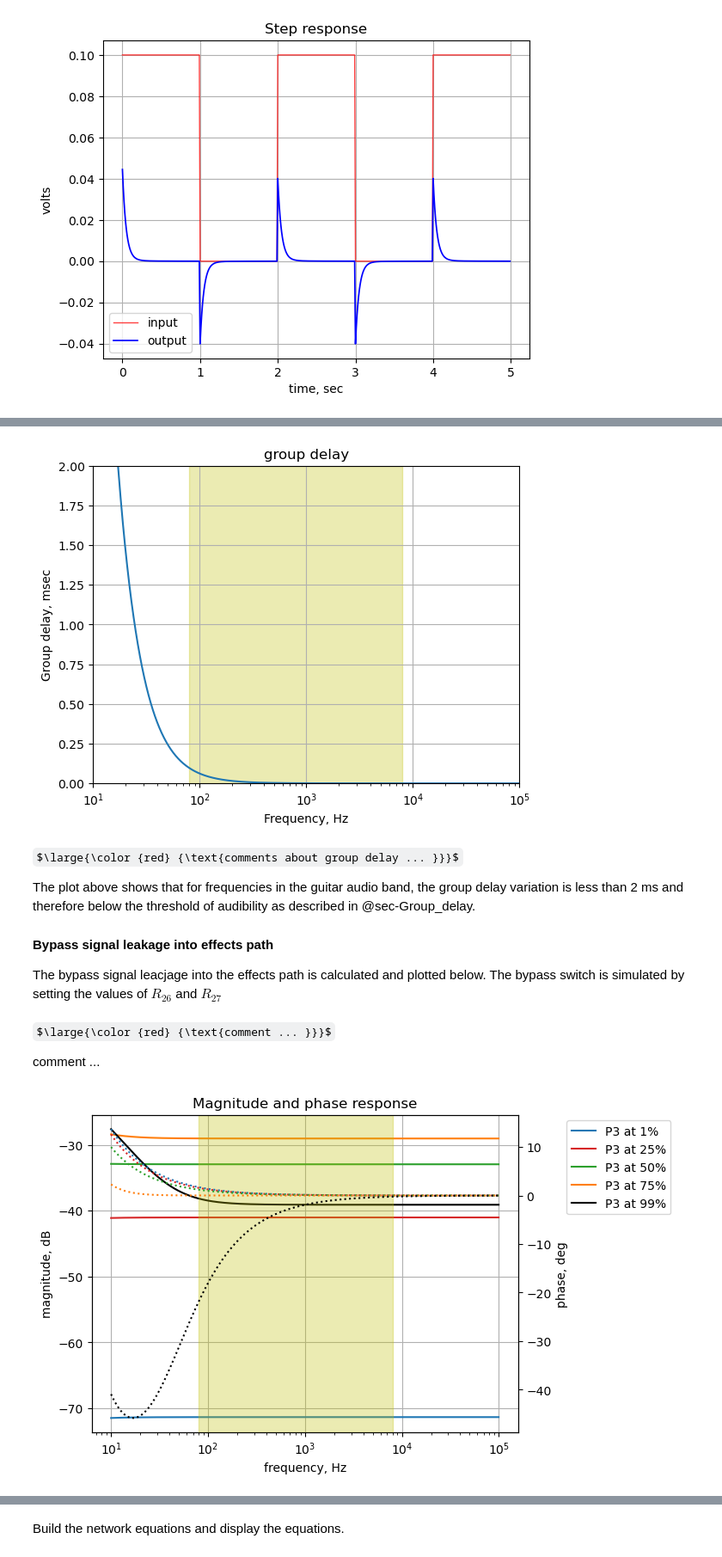
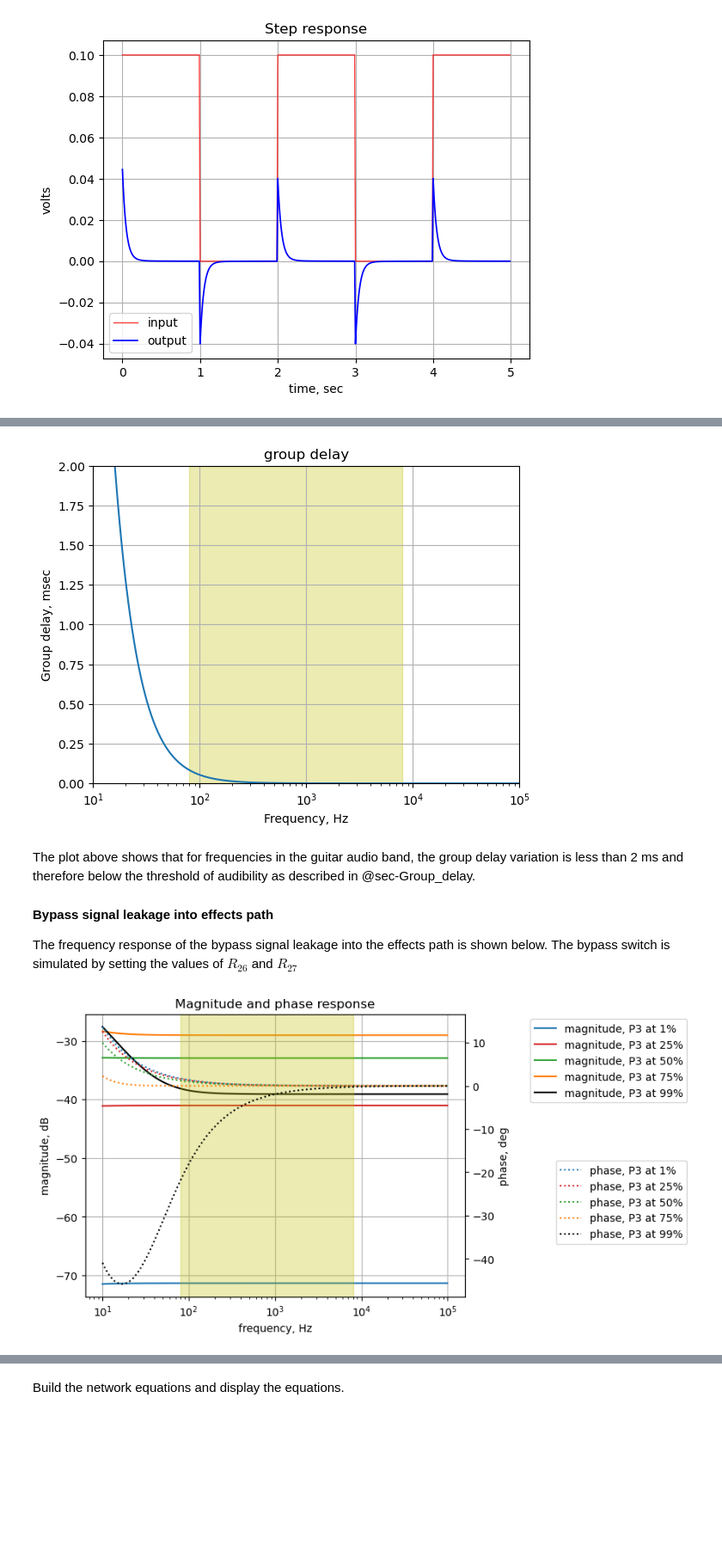
Before and after one commit to Tiburonboy/Symbolic-Modified-Nodal-Analysis-using-Python, a Jupyter notebook: backup/Klon Centaur part 1.ipynb, the cells around one changed output, grey strips where cells are left out. Shown at 86% size. Drawn from its saved outputs; the diff is of its cells as text; code cells hidden in the pictures; some formulas as TeX source; blank space fills up the shorter version.

```diff
--- a/backup/Klon Centaur part 1.ipynb
+++ b/backup/Klon Centaur part 1.ipynb
@@ -955,4 +1009,7 @@ The following python code calculates and plots the group delay for the transfer
 # %%
+x = np.logspace(1, 5, 2000, endpoint=False)*2*np.pi
+w, mag, phase = signal.bode((a, b), w=x) # returns: rad/s, mag in dB, phase in deg
+
 plt.title('group delay')
 plt.semilogx(w/(2*np.pi), -np.gradient(phase*np.pi/180)/np.gradient(w)*1000,'-',label='group delay')
 
@@ -1023,15 +1074,16 @@ for i in range(len(output_setting)):
     w, mag, phase = signal.bode((a, b), w=x) # returns: rad/s, mag in dB, phase in deg
 
     # plot the results.
-    ax1.semilogx(w/(2*np.pi), mag,'-',color=color_list[i],label='P3 at {:.0f}%'.format(output_setting[i]))    # magnitude plot
-    ax2.semilogx(w/(2*np.pi), phase,':',color=color_list[i],label='P3 at {:.0f}%'.format(output_setting[i]))  # phase plot
+    ax1.semilogx(w/(2*np.pi), mag,'-',color=color_list[i],label='magitude, P3 at {:.0f}%'.format(output_setting[i]))    # magnitude plot
+    ax2.semilogx(w/(2*np.pi), phase,':',color=color_list[i],label='phase, P3 at {:.0f}%'.format(output_setting[i]))  # phase plot
 
 # highlight the guitar audio band, 80 to 8kHz
 plt.axvspan(80, 8e3, color='y', alpha=0.3)
 
-#ax1.legend(loc='lower left')
-#ax2.legend(loc='lower right')
-ax1.legend(bbox_to_anchor=(1.4,1))
+# position legends outside the graph
+ax1.legend(bbox_to_anchor=(1.6,1)) # magnitude legend position: relative (horizontal position, vertical position)
+ax2.legend(bbox_to_anchor=(1.6,0.5)) # phase legend position:
+
 ax1.grid()
 plt.title('Magnitude and phase response')
 plt.show()
@@ -1079,22 +1131,23 @@ for i in range(len(output_setting)):
     H = U[v2]/U[v11]
     num, denom = fraction(H) #returns numerator and denominator
 
-    # convert symbolic to numpy polynomial
+    # convert symbolic to NumPy polynomial
     a = np.array(Poly(num, s).all_coeffs(), dtype=float)
     b = np.array(Poly(denom, s).all_coeffs(), dtype=float)
 
     w, mag, phase = signal.bode((a, b), w=x) # returns: rad/s, mag in dB, phase in deg
 
     # plot the results.
-    ax1.semilogx(w/(2*np.pi), mag,'-',color=color_list[i],label='P3 at {:.0f}%'.format(output_setting[i]))    # magnitude plot
-    ax2.semilogx(w/(2*np.pi), phase,':',color=color_list[i],label='P3 at {:.0f}%'.format(output_setting[i]))  # phase plot
+    ax1.semilogx(w/(2*np.pi), mag,'-',color=color_list[i],label='magnitude, P3 at {:.0f}%'.format(output_setting[i]))    # magnitude plot
+    ax2.semilogx(w/(2*np.pi), phase,':',color=color_list[i],label='phase, P3 at {:.0f}%'.format(output_setting[i]))  # phase plot
 
 # highlight the guitar audio band, 80 to 8kHz
 plt.axvspan(80, 8e3, color='y', alpha=0.3)
 
-#ax1.legend(loc='lower left')
-ax1.legend(bbox_to_anchor=(1.1,1))
-#ax2.legend(loc='lower right')
+# position legends outside the graph
+ax1.legend(bbox_to_anchor=(1.6,1)) # magnitude legend position: relative (horizontal position, vertical position)
+ax2.legend(bbox_to_anchor=(1.6,0.5)) # phase legend position:
+
 ax1.grid()
 plt.title('Magnitude and phase response')
 plt.show()
@@ -1190,4 +1238,7 @@ The following python code calculates and plots the group delay.
 # %%
+x = np.logspace(1, 5, 2000, endpoint=False)*2*np.pi
+w, mag, phase = signal.bode((a, b), w=x) # returns: rad/s, mag in dB, phase in deg
+
 plt.title('group delay')
 plt.semilogx(w/(2*np.pi), -np.gradient(phase*np.pi/180)/np.gradient(w)*1000,'-',label='group delay')
 
@@ -1202,18 +1253,12 @@ plt.xlabel('Frequency, Hz')
 plt.grid()
 plt.show()
 # %% [output]
-[figure, old version]
+[figure, new version]
-# %% [markdown]
-$\large{\color {red} {\text{comments about group delay ... }}}$
-
-The plot above shows that for frequencies in the guitar audio band, the group delay variation is less than 2 ms and therefore below the threshold of audibility as described in @sec-Group_delay.
-
-#### Bypass signal leakage into effects path
-The bypass signal leacjage into the effects path is calculated and plotted below. The bypass switch is simulated by setting the values of $R_{26}$ and $R_{27}$
-# %% [markdown]
-$\large{\color {red} {\text{comment ... }}}$
-
-comment ...
+# %% [markdown]
+The plot above shows that for frequencies in the guitar audio band, the group delay variation is less than 2 ms and therefore below the threshold of audibility as described in @sec-Group_delay.
+
+#### Bypass signal leakage into effects path
+The frequency response of the bypass signal leakage into the effects path is shown below. The bypass switch is simulated by setting the values of $R_{26}$ and $R_{27}$
 # %%
 #| label: fig-effect-path-bypass-leakage-freq-plot
 #| echo: true
@@ -1237,39 +1282,38 @@ ax1.set_xlabel('frequency, Hz')
 # instantiate a second y-axes that shares the same x-axis
 ax2 = ax1.twinx()
 color = 'k'
 
 ax2.set_ylabel('phase, deg',color=color)
 ax2.tick_params(axis='y', labelcolor=color)
 
 for i in range(len(output_setting)):
 
     element_values[Rp3a] = p3_value - audio_pot_10k(output_setting[i])
     element_values[Rp3b] = audio_pot_10k(output_setting[i])
     NE = NE_sym.subs(element_values)
     U = solve(NE,X)
     H = U[v2]/U[v1]
     num, denom = fraction(H) #returns numerator and denominator
 
-    # convert symbolic to numpy polynomial
+    # convert symbolic to NumPy polynomial
     a = np.array(Poly(num, s).all_coeffs(), dtype=float)
     b = np.array(Poly(denom, s).all_coeffs(), dtype=float)
 
-    #x = np.logspace(-1, 5, 2000, endpoint=False)*2*np.pi
     w, mag, phase = signal.bode((a, b), w=x) # returns: rad/s, mag in dB, phase in deg
-    #bypass_leakage_mag[i] = mag
 
     # plot the results.
-    ax1.semilogx(w/(2*np.pi), mag,'-',color=color_list[i],label='P3 at {:.0f}%'.format(output_setting[i]))    # magnitude plot
-    ax2.semilogx(w/(2*np.pi), phase,':',color=color_list[i],label='P3 at {:.0f}%'.format(output_setting[i]))  # phase plot
+    ax1.semilogx(w/(2*np.pi), mag,'-',color=color_list[i],label='magnitude, P3 at {:.0f}%'.format(output_setting[i]))    # magnitude plot
+    ax2.semilogx(w/(2*np.pi), phase,':',color=color_list[i],label='phase, P3 at {:.0f}%'.format(output_setting[i]))  # phase plot
 
 # highlight the guitar audio band, 80 to 8kHz
 plt.axvspan(80, 8e3, color='y', alpha=0.3)
 
-#ax1.legend(loc='lower left')
-ax1.legend(bbox_to_anchor=(1.1,1))
-#ax2.legend(loc='lower right')
+# position legends outside the graph
+ax1.legend(bbox_to_anchor=(1.6,1)) # magnitude legend position: relative (horizontal position, vertical position)
+ax2.legend(bbox_to_anchor=(1.6,0.5)) # phase legend position:
+
 ax1.grid()
 plt.title('Magnitude and phase response')
 plt.show()
 # %% [output]
-[figure, old version]
+[figure, new version]
```
Also changed, not shown: parts of 189 cells of this notebook, 2 other files.
